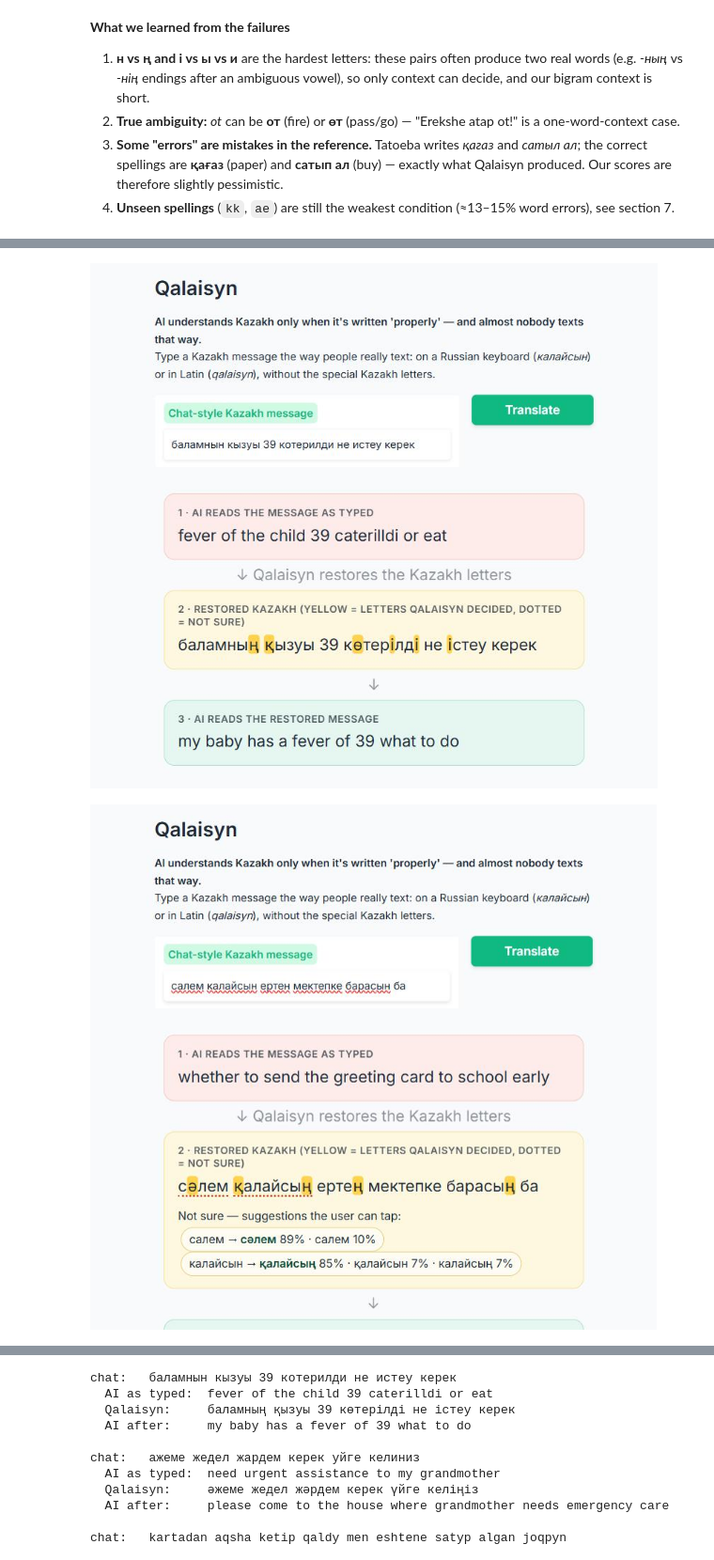
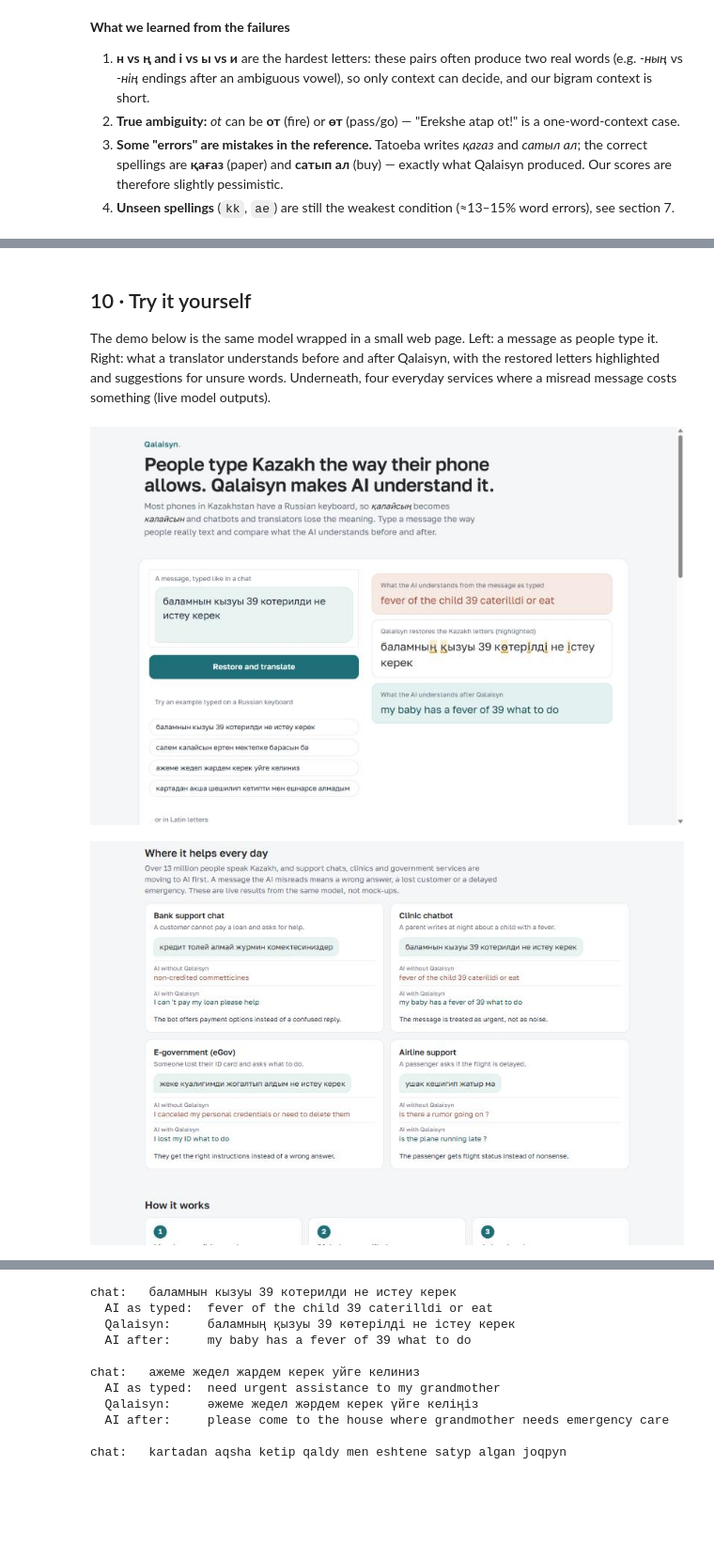
Before and after one commit to ZemBono/qalaisyn, a Jupyter notebook: Qalaisyn.ipynb, the cells around one changed output, grey strips where cells are left out. Shown at 94% size. Drawn from its saved outputs; the diff is of its cells as text; code cells hidden in the pictures; blank space fills up the shorter version.

Commit message:
Redesigned demo with everyday use cases, try-it-yourself in Colab, template for native-speaker messages
Co-Authored-By: Claude Opus 5.5 <noreply@anthropic.com>

```diff
--- a/Qalaisyn.ipynb
+++ b/Qalaisyn.ipynb
@@ -1769,7 +2134,13 @@ Restore and translate any message. Run `python src/app.py --share` for the inter
+# %% [markdown]
+## 10 · Try it yourself
+
+The demo below is the same model wrapped in a small web page. Left: a message as people type it. Right: what a
+translator understands before and after Qalaisyn, with the restored letters highlighted and suggestions for unsure
+words. Underneath, four everyday services where a misread message costs something (live model outputs).
 # %%
 from IPython.display import Image, display
-display(Image("figures/demo.jpg", width=620))
-display(Image("figures/demo_suggestions.jpg", width=620))   # dotted words = not sure, with suggestions
+display(Image("figures/demo.jpg", width=720))
+display(Image("figures/demo_uses.jpg", width=720))
 # %% [output]
-[figure, old version]
+[figure, new version]
-[figure, old version]
+[figure, new version]
```
Also changed, not shown: parts of 11 cells of this notebook, 18 other files.
